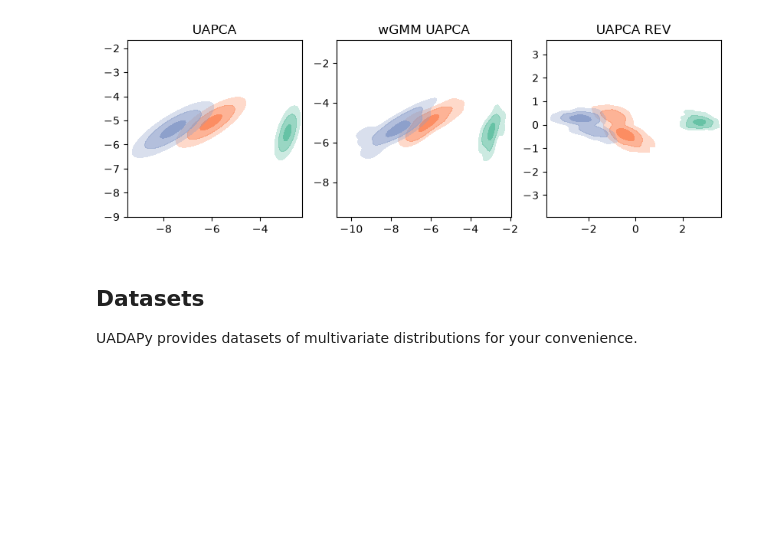
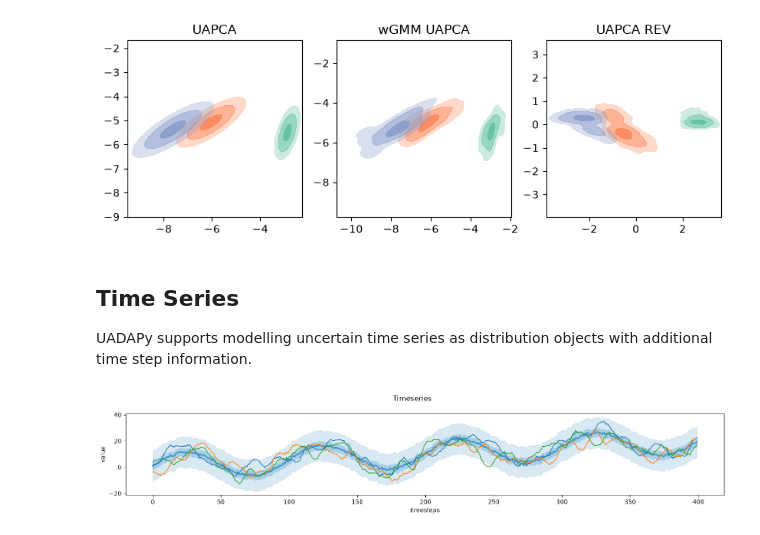
Before and after one commit to UniStuttgart-VISUS/uadapy, a Jupyter notebook: examples/demo.ipynb, the cells around one changed output. Cells and saved outputs as stored; diff of their text form; code cells hidden in the pictures; blank space fills up the shorter version.

```diff
--- a/examples/demo.ipynb
+++ b/examples/demo.ipynb
@@ -112,8 +123,11 @@ fig;
 # %% [output]
 [figure]
 # %% [markdown]
-## Datasets
-
-UADAPy provides datasets of multivariate distributions for your convenience.
+## Time Series
+UADAPy supports modelling uncertain time series as distribution objects with additional time step information.
 # %%
-# TODO
+import uadapy.data as data
+timeseries = data.generate_synthetic_timeseries(timesteps=400, trend=0.05)
+fig, axs = plots_timeseries.plot_timeseries(timeseries, n_samples=3, seed=55, show_plot=True)
+# %% [output]
+[figure, added]
```
Also changed, not shown: parts of 10 cells of this notebook, 4 other files.
